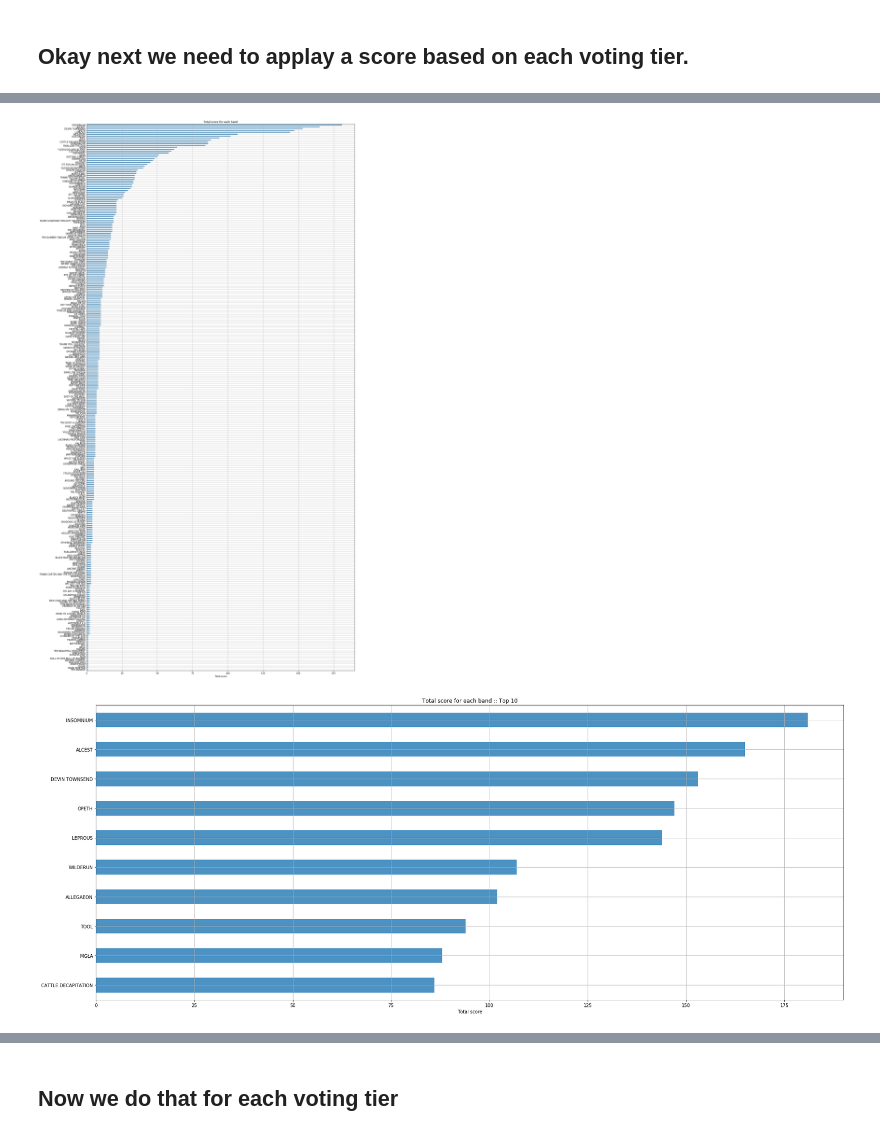
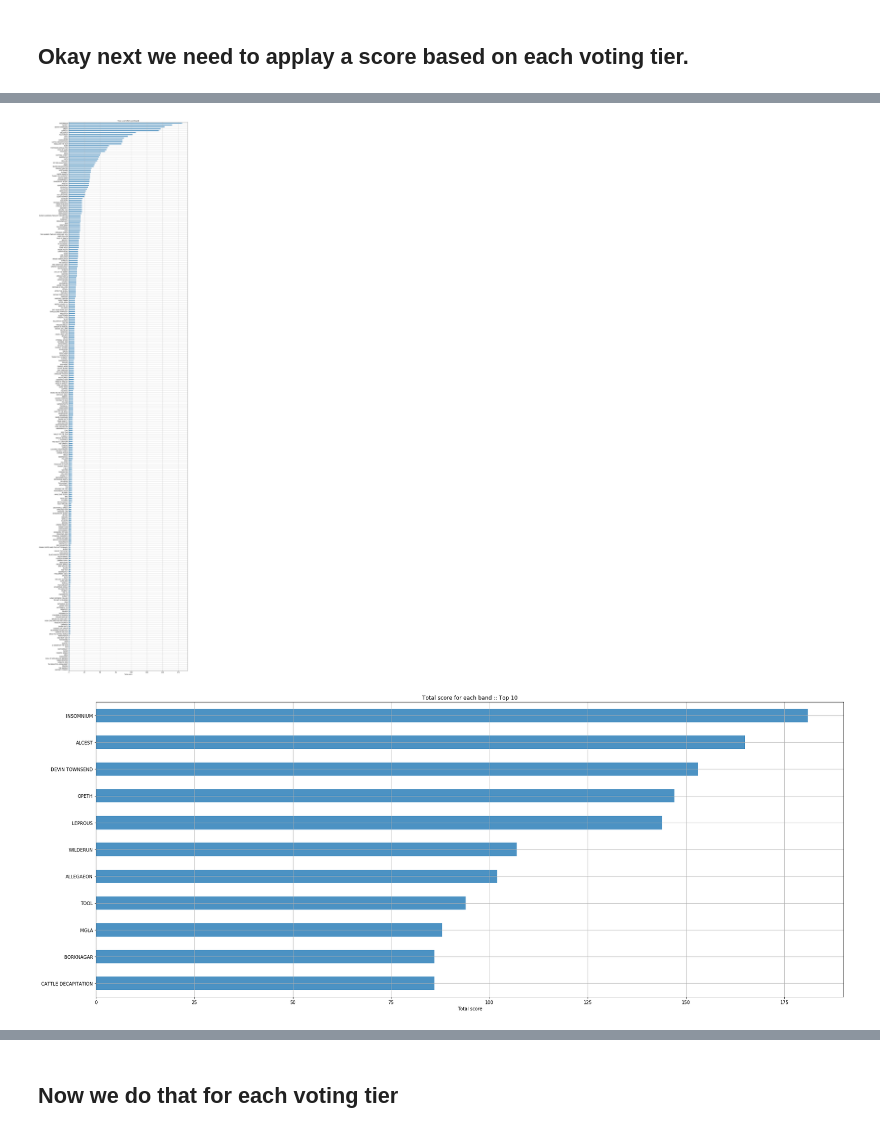
Before and after one commit to marrabld/Neo2019, a Jupyter notebook: data/2019count.ipynb, the cells around one changed output, grey strips where cells are left out. Saved outputs shown, nothing was run; the diff lists cells and outputs as text; code cells hidden in the pictures.

```diff
--- a/data/2019count.ipynb
+++ b/data/2019count.ipynb
@@ -218,28 +220,28 @@ pd_score.head(10)
 # %%
-pylab.figure(figsize=(20,35))
+pylab.figure(figsize=(15,55))
 
 #pylab.font_manager.FontProperties(fname=os.path.expanduser('~/Library/Fonts/ipaexg.ttf'))
 
 total_score = pd_score.sum(axis=1)
 #total_score.sort()
 ax = total_score.sort_values(ascending=True).plot('barh', alpha=0.8)
 ax.xaxis.tick_top()
 ax.xaxis.tick_bottom()
 
 pylab.title('Total score for each band')
 pylab.xlabel('Total score')
 pylab.grid()
 pylab.tight_layout()
 pylab.savefig('Total.png')
 # %% [output]
-[figure, old version]
+[figure, new version]
 # %%
 pylab.figure(figsize=(25,10))
 
 
 total_score = pd_score.sum(axis=1)
 #total_score.sort()
-total_score.sort_values(ascending=True)[-10:].plot('barh', alpha=0.8)
+total_score.sort_values(ascending=True)[-11:].plot('barh', alpha=0.8)
 
 pylab.title('Total score for each band :: Top 10')
 pylab.xlabel('Total score')
@@ -248,7 +250,7 @@ pylab.grid()
 pylab.tight_layout()
 pylab.savefig('Top10.png')
 # %% [output]
-[figure, old version]
+[figure, new version]
 # %%
 pylab.figure(figsize=(25,10))
 
```
Also changed, not shown: parts of 7 cells of this notebook, 19 other files.
